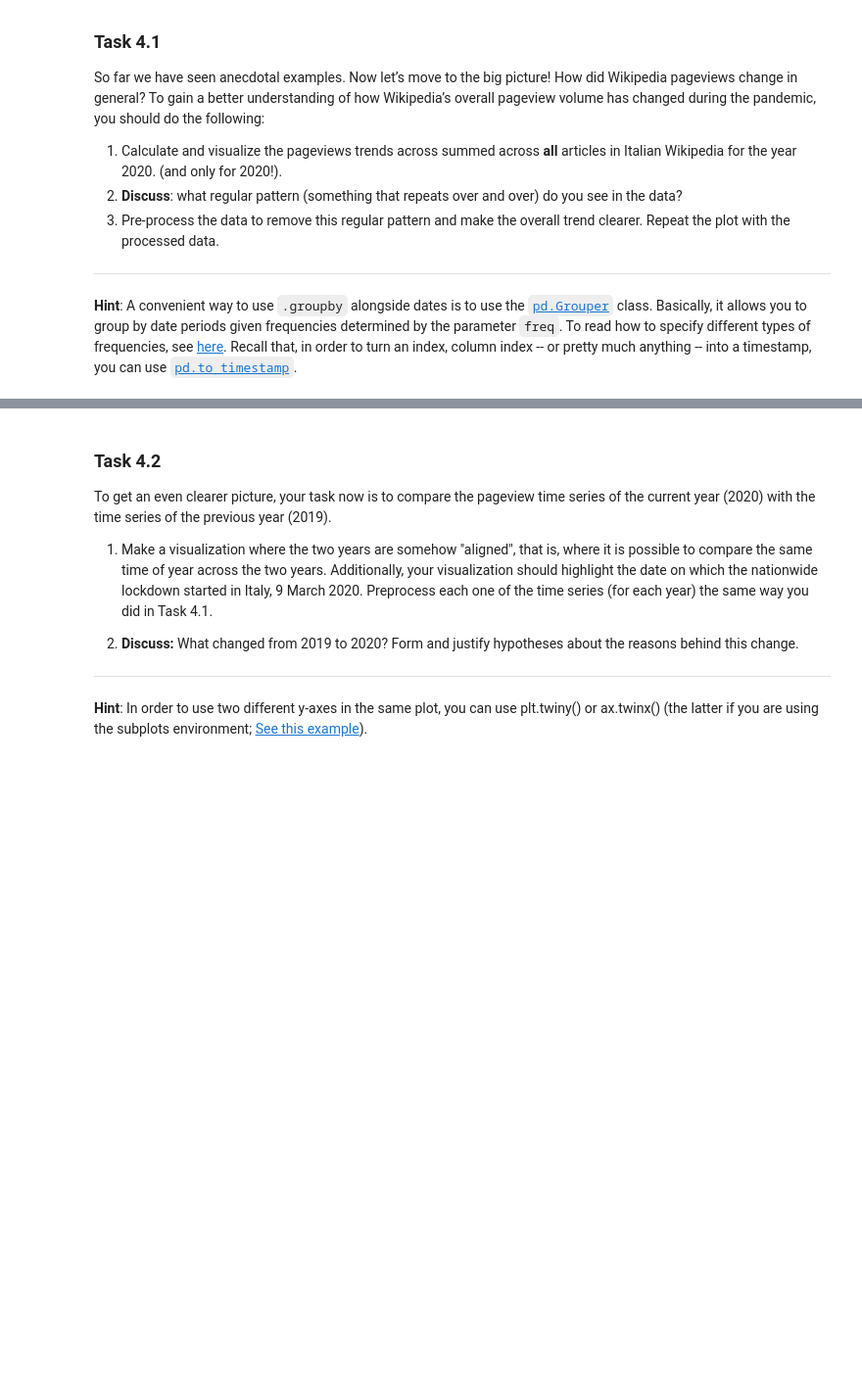
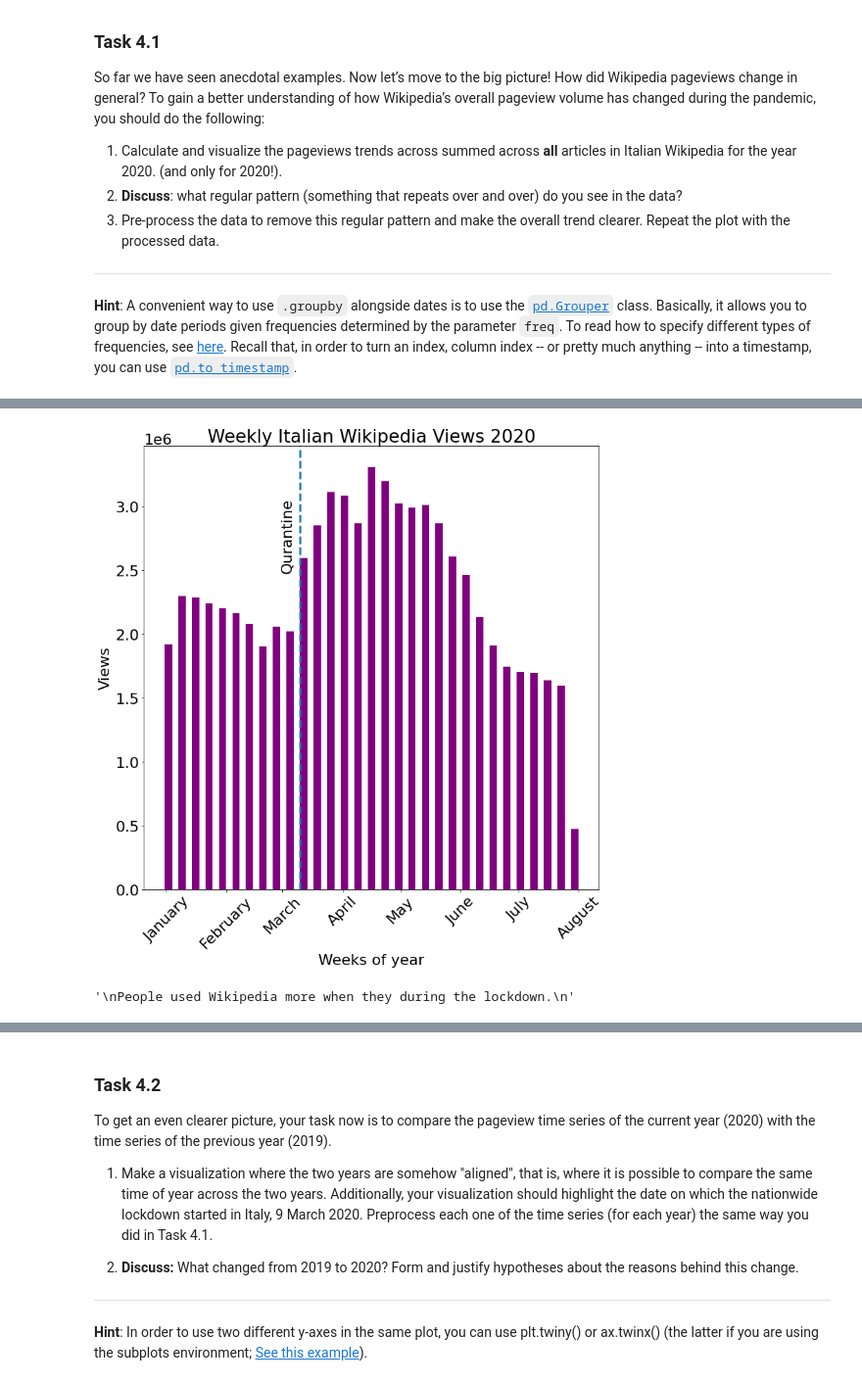
Before and after one commit to alec-flowers/ada-2020-homework1-pandas-pied, a Jupyter notebook: 01 - Pandas Data Wrangling and Data Viz/hw1.ipynb, the cells around one changed output, grey strips where cells are left out. Shown at 98% size. Saved outputs shown, nothing was run; the diff lists cells and outputs as text; code cells hidden in the pictures; blank space fills up the shorter version.

```diff
--- a/01 - Pandas Data Wrangling and Data Viz/hw1.ipynb
+++ b/01 - Pandas Data Wrangling and Data Viz/hw1.ipynb
@@ -576,30 +611,34 @@ tot_view_2020_by_week.insert(0,'Mon', tot_view_2020_by_week['Date'].apply(lambda
 # %%
 fig, ax = plt.subplots(figsize=(12, 12))
 ax.bar(tot_view_2020_by_week.Date,
        tot_view_2020_by_week['views'],
-       width = (6.0*
-                0.5*(1.0+
-                 tot_view_2020_by_week['views'].divide(tot_view_2020_by_week['views'].max()))),
+       width = 3.8,
        color='purple')
 
 ax.set(xlabel="Date",
        ylabel="Views",
        title="Weekly Italian Wikipedia Views 2020")
 plt.setp(ax.get_xticklabels(), rotation=45)
-ax.axvline(x=datetime.datetime(2020,3,9, 0, 0, 0), ymin=0,ymax=1, lw=3, ls='--')
-plt.text(datetime.datetime(2020,3,9)-datetime.timedelta(days=10),4e5,'Qurantine',rotation=90)
+ax.axvline(x=datetime.datetime(2020,3,9, 0, 0, 0),
+           ymin=0,ymax=1, lw=3, ls='--')
+plt.text(datetime.datetime(2020,3,9)
+         -datetime.timedelta(days=10),
+         2.5e6,'Qurantine',rotation=90)
 ax.set_xticks(pd.date_range(start='2019-12-28',
                                  periods=len(np.arange(0,33,4.42)),
-                                  freq='1M', closed='left'))
+                                freq='1M', closed='left'))
 ax.set_xticklabels(pd.date_range(start='2020-01-01',
                                  periods=len(np.arange(0,33,4.42)),
                                   freq='1M', closed='left').strftime('%B'))
 ax.set_xlabel("Weeks of year")
 plt.show()
 
 '''
 People used Wikipedia more when they during the lockdown.
 '''
+# %% [output]
+[figure, added]
+'\nPeople used Wikipedia more when they during the lockdown.\n'
 # %%
 fig, ax = plt.subplots(figsize=(20, 5))
 ax.plot(tot_view_2020_by_week.Date,
```
Also changed, not shown: parts of 22 cells of this notebook.
